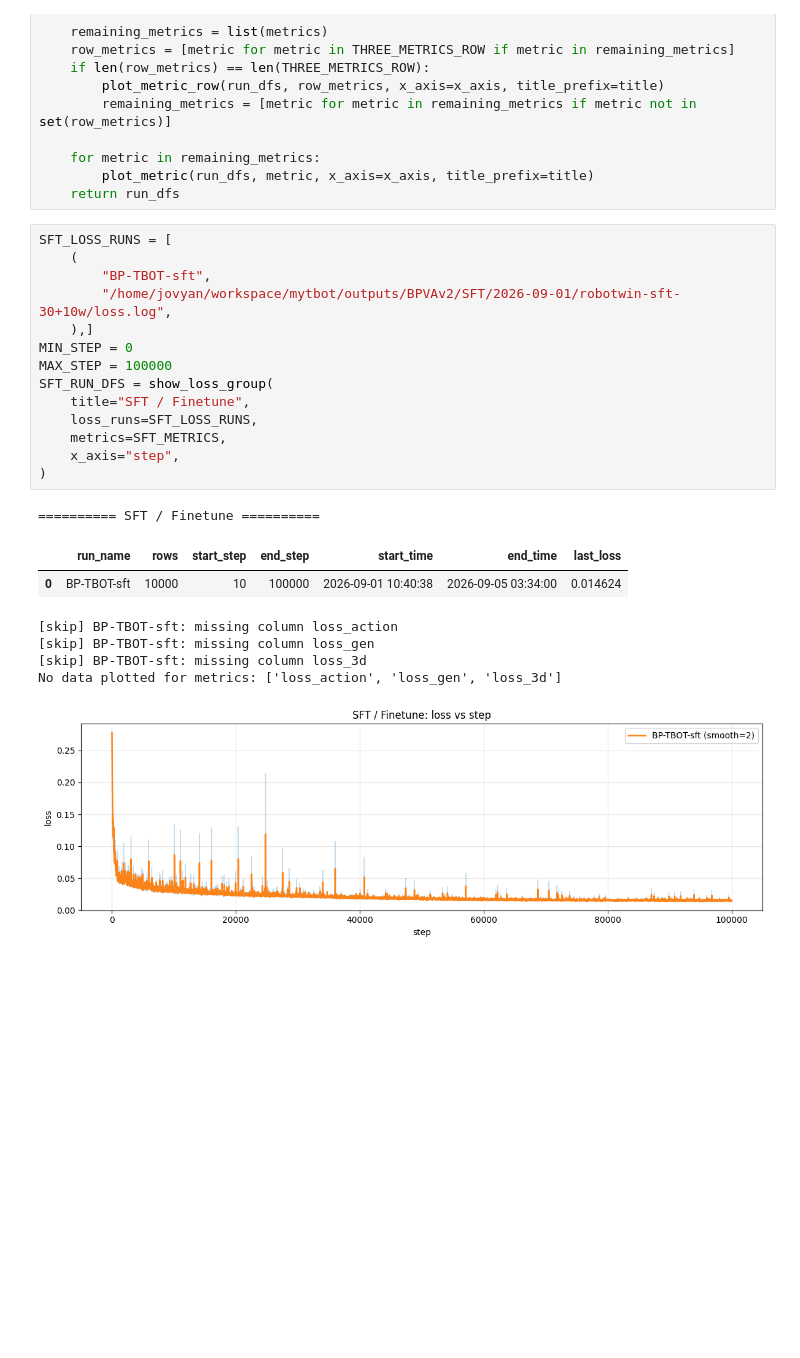
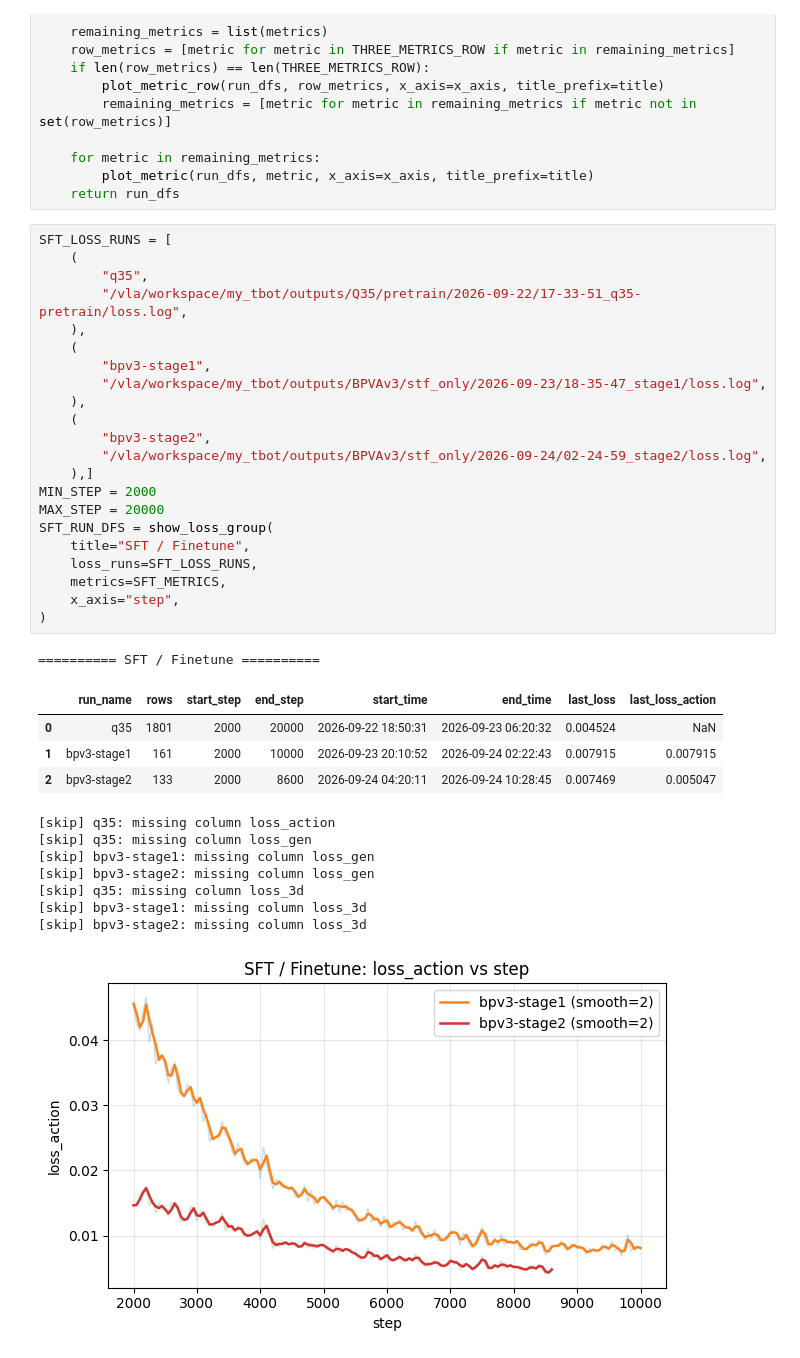
Before and after one commit to kamisala-v587/mytbot, a Jupyter notebook: .code/LetMeSeeSee/loss_read.ipynb, the cells around one changed output. Saved outputs shown, nothing was run; the diff lists cells and outputs as text; blank space fills up the shorter version.

```diff
--- a/.code/LetMeSeeSee/loss_read.ipynb
+++ b/.code/LetMeSeeSee/loss_read.ipynb
@@ -235,23 +235,36 @@ def show_loss_group(title: str, loss_runs, metrics: list[str], x_axis: str = "st
 # %%
 SFT_LOSS_RUNS = [
     (
-        "BP-TBOT-sft",
-        "/home/jovyan/workspace/mytbot/outputs/BPVAv2/SFT/2026-09-01/robotwin-sft-30+10w/loss.log",
+        "q35",
+        "/vla/workspace/my_tbot/outputs/Q35/pretrain/2026-09-22/17-33-51_q35-pretrain/loss.log",
+    ),
+    (
+        "bpv3-stage1",
+        "/vla/workspace/my_tbot/outputs/BPVAv3/stf_only/2026-09-23/18-35-47_stage1/loss.log",
+    ),
+    (
+        "bpv3-stage2",
+        "/vla/workspace/my_tbot/outputs/BPVAv3/stf_only/2026-09-24/02-24-59_stage2/loss.log",
     ),]
-MIN_STEP = 0
-MAX_STEP = 100000
+MIN_STEP = 2000
+MAX_STEP = 20000
 SFT_RUN_DFS = show_loss_group(
     title="SFT / Finetune",
     loss_runs=SFT_LOSS_RUNS,
     metrics=SFT_METRICS,
     x_axis="step",
 )
 # %% [output]
 ========== SFT / Finetune ==========
-|  | run_name | rows | start_step | end_step | start_time | end_time | last_loss |
-| 0 | BP-TBOT-sft | 10000 | 10 | 100000 | 2026-09-01 10:40:38 | 2026-09-05 03:34:00 | 0.014624 |
+|  | run_name | rows | start_step | end_step | start_time | end_time | last_loss | last_loss_action |
+| 0 | q35 | 1801 | 2000 | 20000 | 2026-09-22 18:50:31 | 2026-09-23 06:20:32 | 0.004524 | NaN |
+| 1 | bpv3-stage1 | 161 | 2000 | 10000 | 2026-09-23 20:10:52 | 2026-09-24 02:22:43 | 0.007915 | 0.007915 |
+| 2 | bpv3-stage2 | 133 | 2000 | 8600 | 2026-09-24 04:20:11 | 2026-09-24 10:28:45 | 0.007469 | 0.005047 |
-[skip] BP-TBOT-sft: missing column loss_action
-[skip] BP-TBOT-sft: missing column loss_gen
-[skip] BP-TBOT-sft: missing column loss_3d
-No data plotted for metrics: ['loss_action', 'loss_gen', 'loss_3d']
+[skip] q35: missing column loss_action
+[skip] q35: missing column loss_gen
+[skip] bpv3-stage1: missing column loss_gen
+[skip] bpv3-stage2: missing column loss_gen
+[skip] q35: missing column loss_3d
+[skip] bpv3-stage1: missing column loss_3d
+[skip] bpv3-stage2: missing column loss_3d
-[figure, old version]
+[figure, new version]
```
Also changed, not shown: parts of 1 cell of this notebook, 46 other files.
